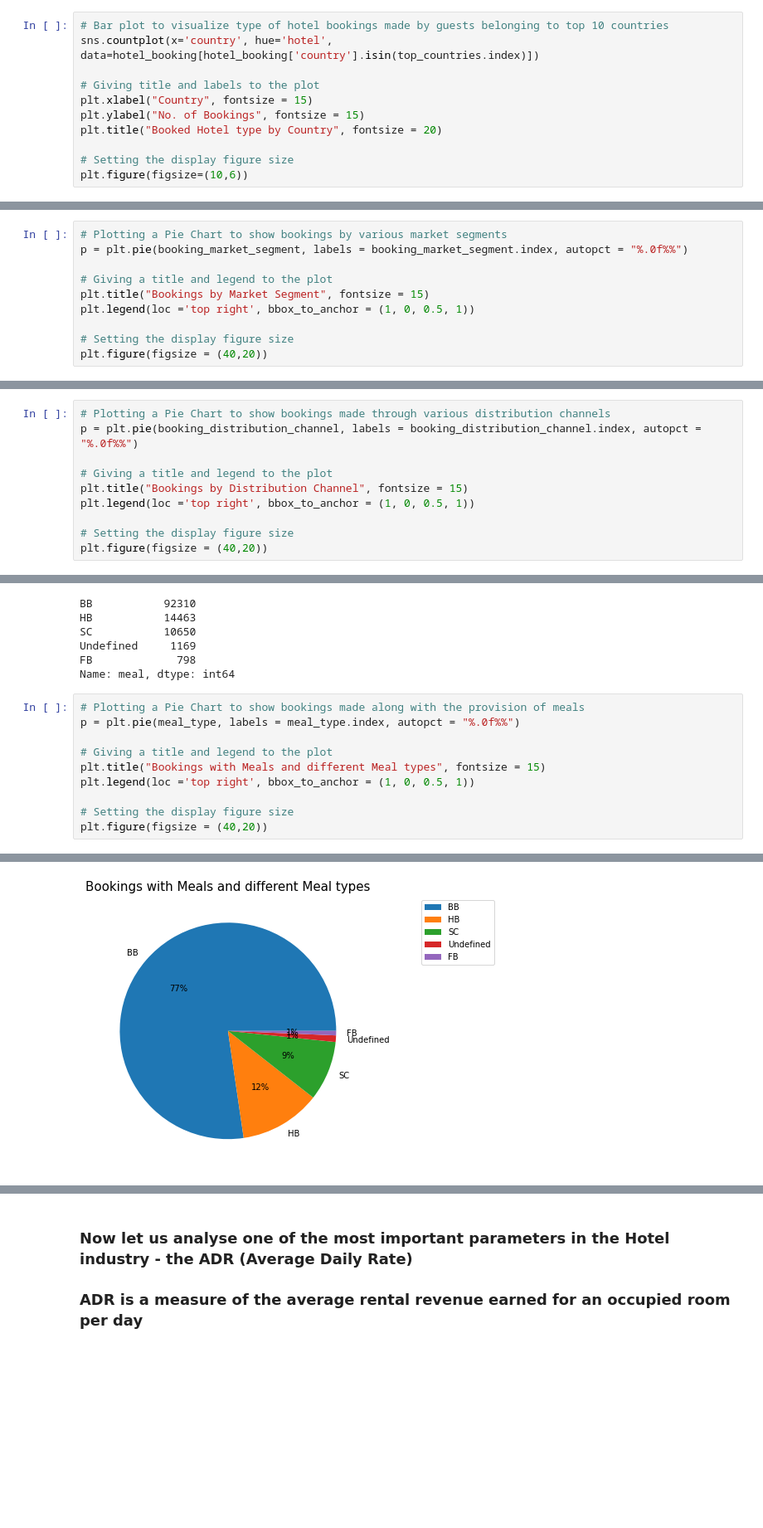
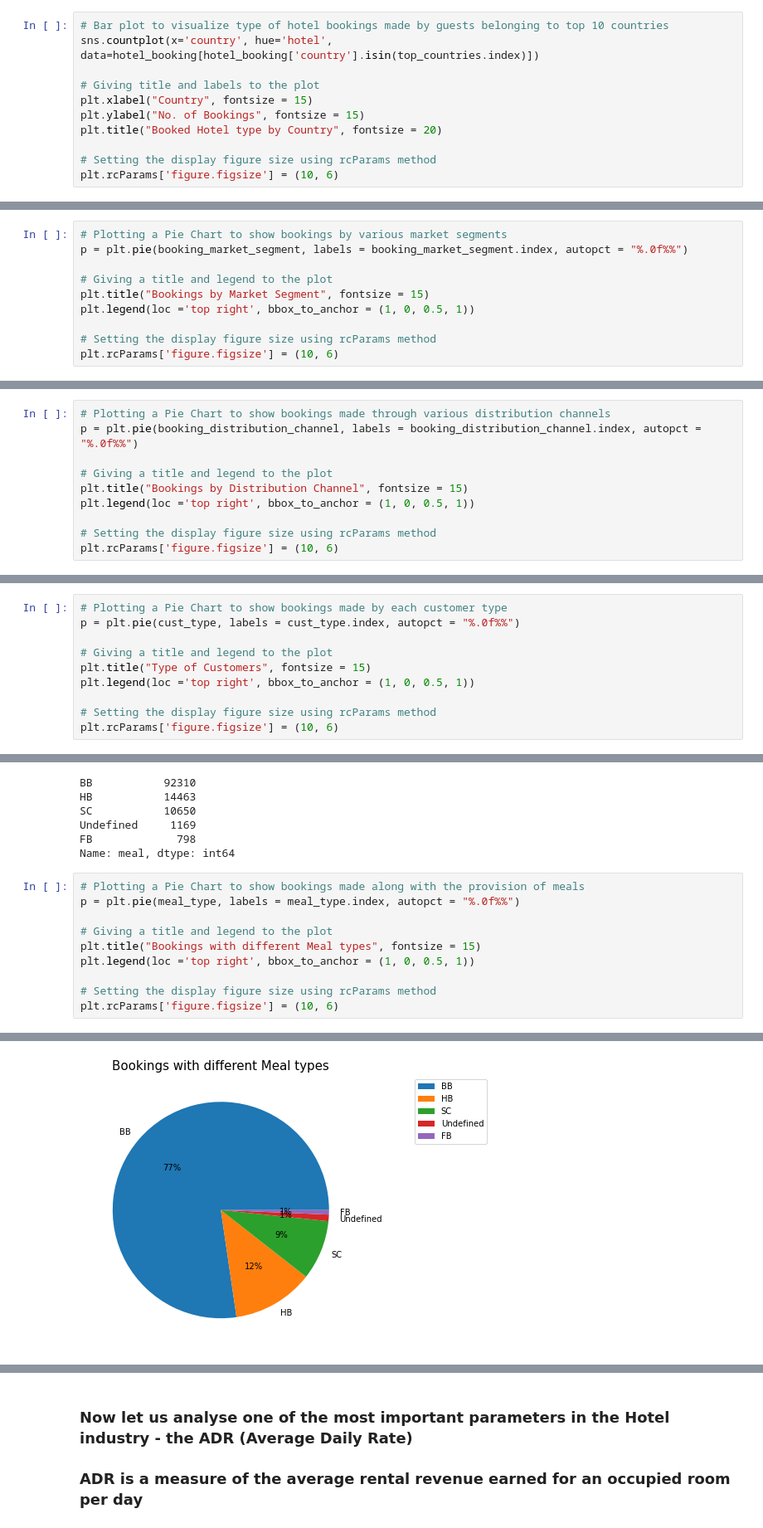
Before and after one commit to priyaregit/EDA_Hotel-Booking, a Jupyter notebook: Hotel_Booking_Analysis_EDA_Capstone_Project.ipynb, the cells around one changed output, grey strips where cells are left out. Shown at 83% size. Cells and saved outputs as stored; diff of their text form; blank space fills up the shorter version.

```diff
--- a/Hotel_Booking_Analysis_EDA_Capstone_Project.ipynb
+++ b/Hotel_Booking_Analysis_EDA_Capstone_Project.ipynb
@@ -751,6 +825,6 @@ plt.xlabel("Country", fontsize = 15)
 plt.ylabel("No. of Bookings", fontsize = 15)
 plt.title("Booked Hotel type by Country", fontsize = 20)
 
-# Setting the display figure size
-plt.figure(figsize=(10,6))
+# Setting the display figure size using rcParams method
+plt.rcParams['figure.figsize'] = (10, 6)
 # %% [output]
@@ -786,6 +858,6 @@ p = plt.pie(booking_market_segment, labels = booking_market_segment.index, autop
 plt.title("Bookings by Market Segment", fontsize = 15)
 plt.legend(loc ='top right', bbox_to_anchor = (1, 0, 0.5, 1))
 
-# Setting the display figure size
-plt.figure(figsize = (40,20))
+# Setting the display figure size using rcParams method
+plt.rcParams['figure.figsize'] = (10, 6)
 # %% [output]
@@ -824,6 +894,6 @@ p = plt.pie(booking_distribution_channel, labels = booking_distribution_channel.
 plt.title("Bookings by Distribution Channel", fontsize = 15)
 plt.legend(loc ='top right', bbox_to_anchor = (1, 0, 0.5, 1))
 
-# Setting the display figure size
-plt.figure(figsize = (40,20))
+# Setting the display figure size using rcParams method
+plt.rcParams['figure.figsize'] = (10, 6)
 # %% [output]
@@ -834,0 +916,10 @@ plt.figure(figsize = (40,20))
+# %%
+# Plotting a Pie Chart to show bookings made by each customer type
+p = plt.pie(cust_type, labels = cust_type.index, autopct = "%.0f%%")
+
+# Giving a title and legend to the plot
+plt.title("Type of Customers", fontsize = 15)
+plt.legend(loc ='top right', bbox_to_anchor = (1, 0, 0.5, 1))
+
+# Setting the display figure size using rcParams method
+plt.rcParams['figure.figsize'] = (10, 6)
@@ -851,9 +946,9 @@ Name: meal, dtype: int64
 p = plt.pie(meal_type, labels = meal_type.index, autopct = "%.0f%%")
 
 # Giving a title and legend to the plot
-plt.title("Bookings with Meals and different Meal types", fontsize = 15)
+plt.title("Bookings with different Meal types", fontsize = 15)
 plt.legend(loc ='top right', bbox_to_anchor = (1, 0, 0.5, 1))
 
-# Setting the display figure size
-plt.figure(figsize = (40,20))
+# Setting the display figure size using rcParams method
+plt.rcParams['figure.figsize'] = (10, 6)
 # %% [output]
@@ -861 +955 @@ plt.figure(figsize = (40,20))
-[figure, old version]
+[figure, new version]
```
Also changed, not shown: parts of 102 cells of this notebook.
